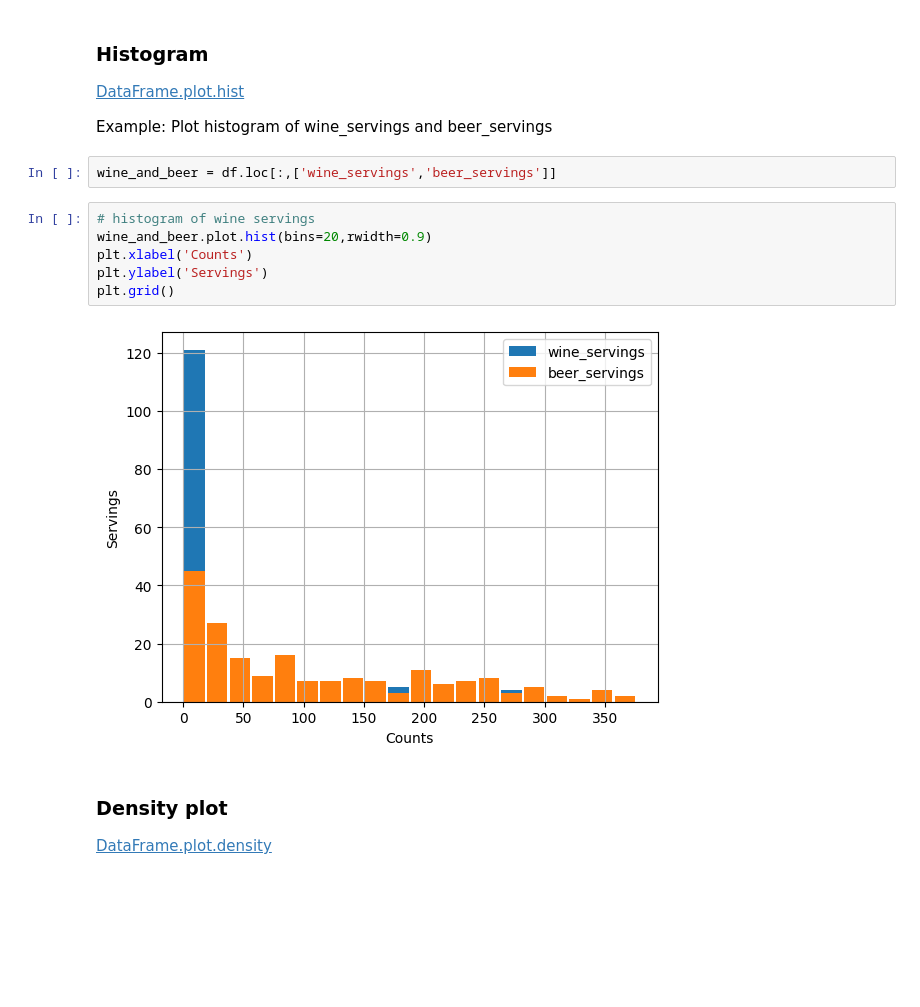
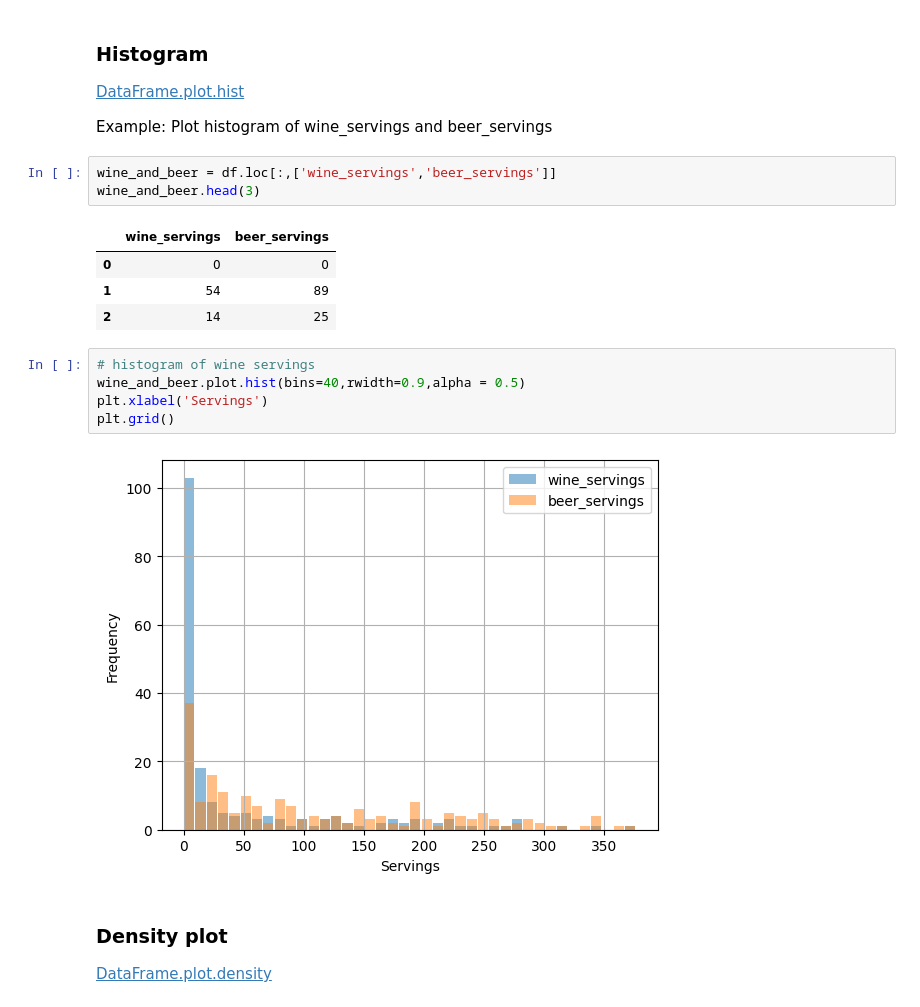
Before and after one commit to ProgressBG-Python-Course/JupyterNotebooksExamples, a Jupyter notebook: Notebooks/matplotlib_pandas_seaborn/Matplotlib_with_Pandas_1.ipynb, the cells around one changed output. Cells and saved outputs as stored; diff of their text form; blank space fills up the shorter version.

```diff
--- a/Notebooks/matplotlib_pandas_seaborn/Matplotlib_with_Pandas_1.ipynb
+++ b/Notebooks/matplotlib_pandas_seaborn/Matplotlib_with_Pandas_1.ipynb
@@ -181,14 +194,19 @@ df.groupby('continent').wine_servings.mean().round(2).sort_values(ascending=Fals
 Example: Plot histogram of wine_servings and beer_servings
 # %%
 wine_and_beer = df.loc[:,['wine_servings','beer_servings']]
+wine_and_beer.head(3)
+# %% [output]
+|  | wine_servings | beer_servings |
+| 0 | 0 | 0 |
+| 1 | 54 | 89 |
+| 2 | 14 | 25 |
 # %%
 # histogram of wine servings
-wine_and_beer.plot.hist(bins=20,rwidth=0.9)
-plt.xlabel('Counts')
-plt.ylabel('Servings')
+wine_and_beer.plot.hist(bins=40,rwidth=0.9,alpha = 0.5)
+plt.xlabel('Servings')
 plt.grid()
 # %% [output]
-[figure, old version]
+[figure, new version]
 # %% [markdown]
 ### Density plot
 
```
Also changed, not shown: parts of 4 cells of this notebook.
